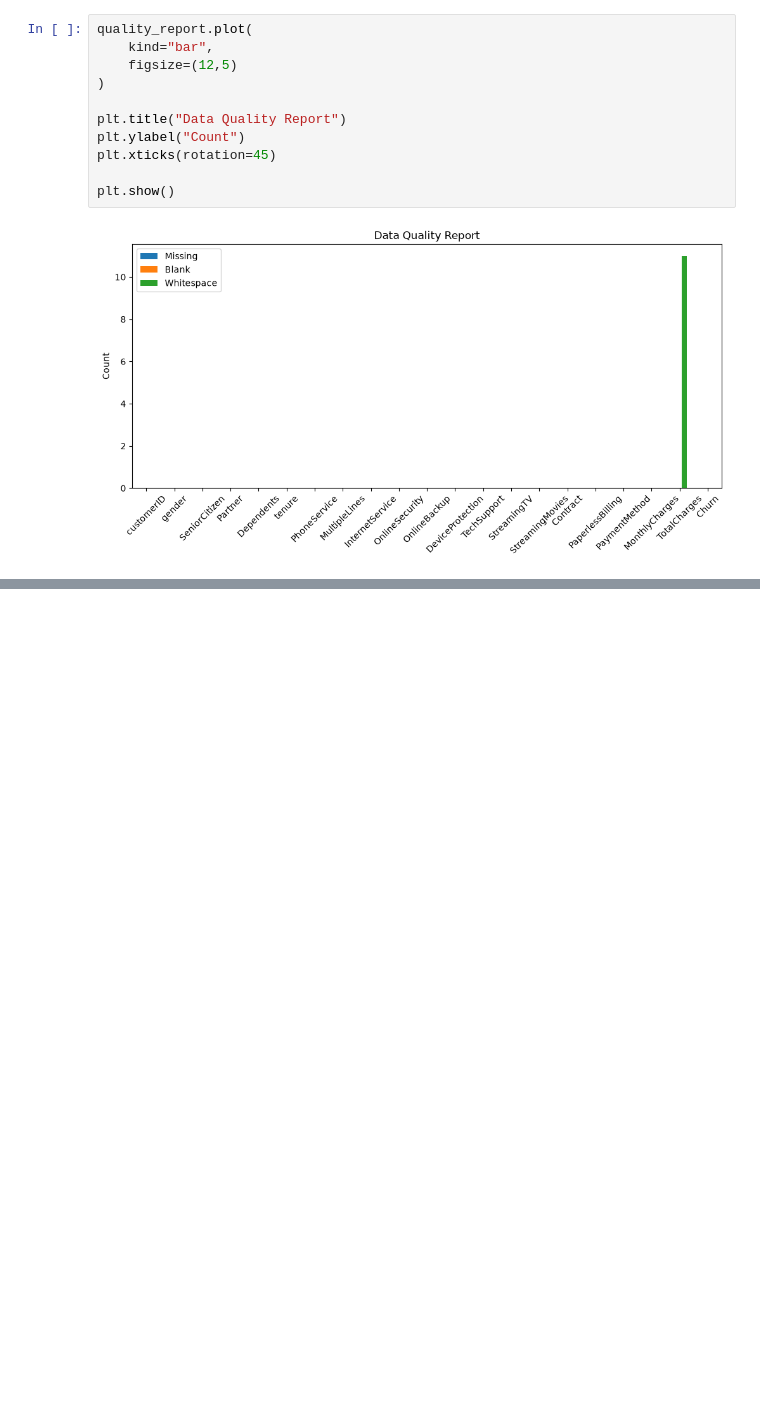
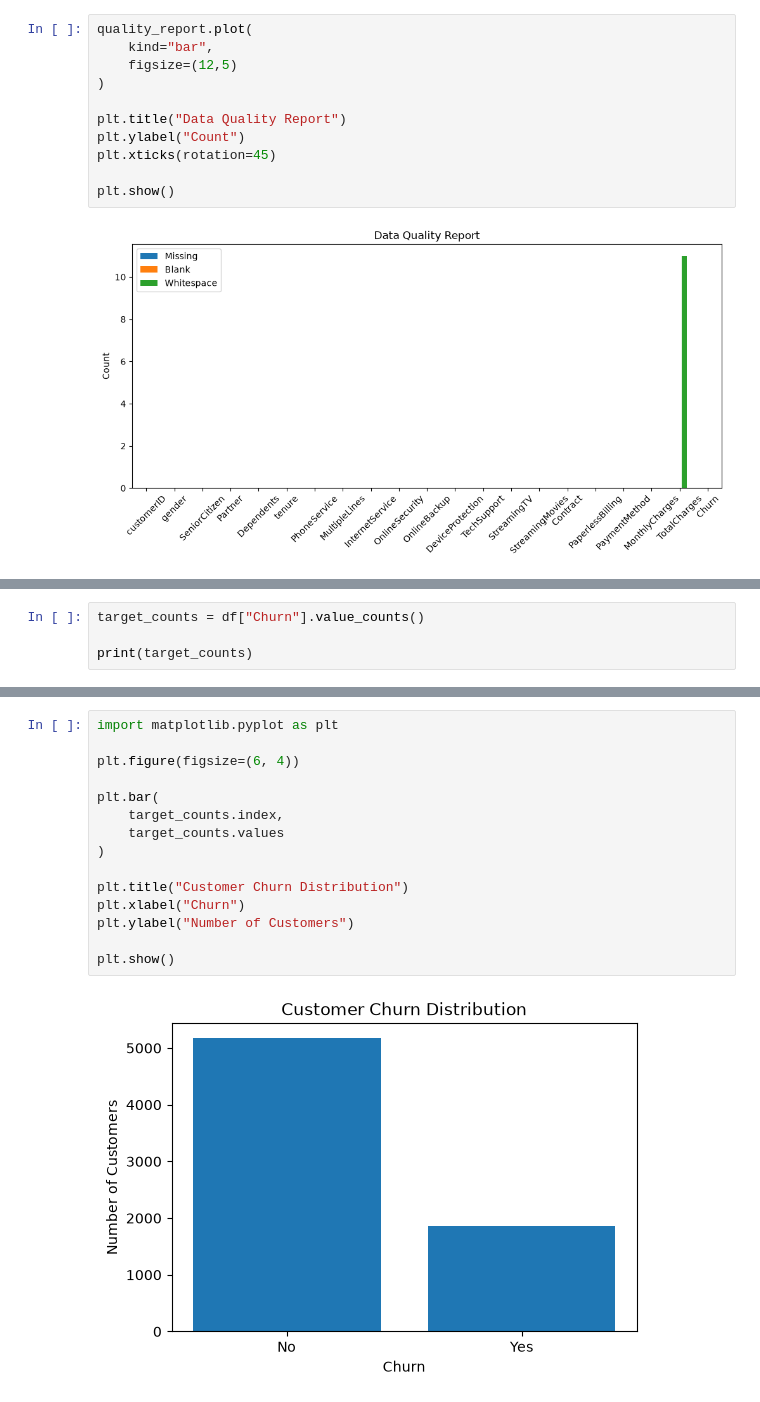
Before and after one commit to annnuspeaks/customer-churn-prediction, a Jupyter notebook: notebooks/02_exploratory_data_analysis.ipynb, the cells around one changed output, grey strips where cells are left out. Saved outputs shown, nothing was run; the diff lists cells and outputs as text; blank space fills up the shorter version.

Commit message:
feat: target variable analysis performed.

```diff
--- a/notebooks/02_exploratory_data_analysis.ipynb
+++ b/notebooks/02_exploratory_data_analysis.ipynb
@@ -255,0 +272,4 @@ plt.show()
+# %%
+target_counts = df["Churn"].value_counts()
+
+print(target_counts)
@@ -255,0 +307,17 @@ plt.show()
+# %%
+import matplotlib.pyplot as plt
+
+plt.figure(figsize=(6, 4))
+
+plt.bar(
+    target_counts.index,
+    target_counts.values
+)
+
+plt.title("Customer Churn Distribution")
+plt.xlabel("Churn")
+plt.ylabel("Number of Customers")
+
+plt.show()
+# %% [output]
+[figure, added]
```
Also changed, not shown: parts of 8 cells of this notebook, 1 other file.
